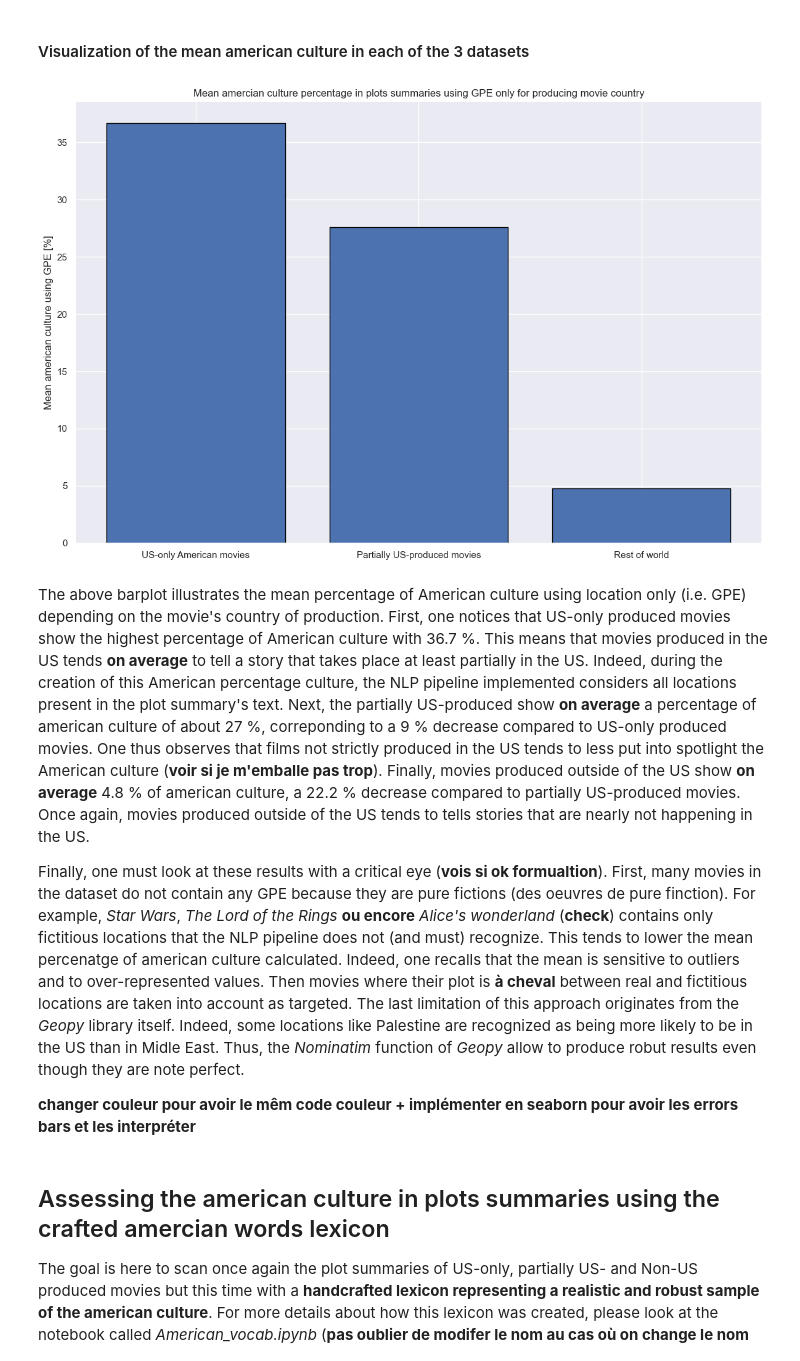
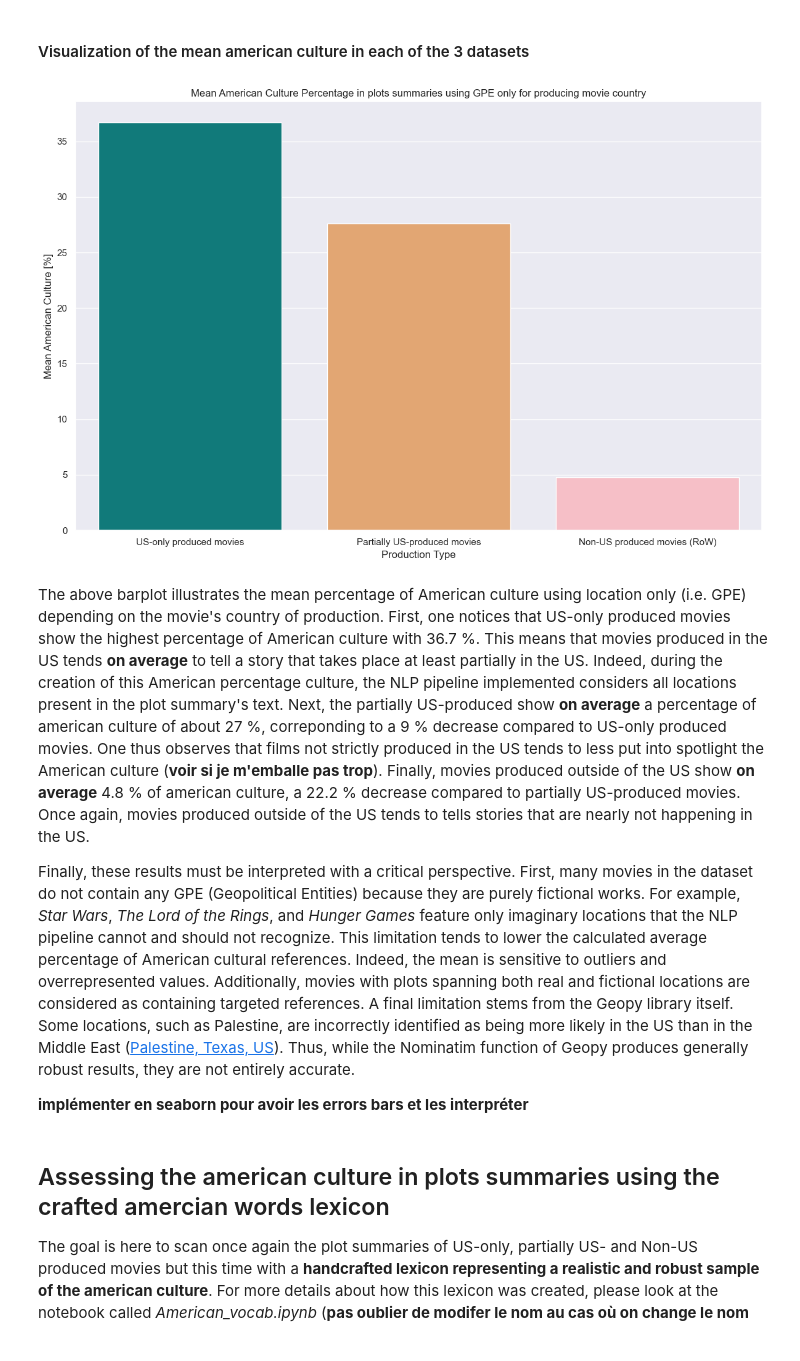
Before and after one commit to epfl-ada/ada-2024-project-adactylous, a Jupyter notebook: NLP_Luca_P3.ipynb, the cells around one changed output. Cells and saved outputs as stored; diff of their text form; code cells hidden in the pictures.

```diff
--- a/NLP_Luca_P3.ipynb
+++ b/NLP_Luca_P3.ipynb
@@ -634,34 +634,47 @@ The percentage of zero values on the Non US-produced GPE dataset is: 91.42 %.
 # %%
 list_df_names = ['US-only produced movies', 'Partially US-produced movies' , 'Non-US produced movies (RoW)']
 list_df_GPE_results = [df_GPE_us_only, df_GPE_partially_us, df_GPE_RoW]
 mean_american_culture_GPE_results = []
 
 for name, df in zip(list_df_names, list_df_GPE_results):
     mean_american_culture_GPE_results.append(df['Percentage_american_culture'].mean()*100)
 
+# plt.figure(figsize=(12,8))
+# plt.bar(list_df_names, mean_american_culture_GPE_results, edgecolor ='black', color = {'darkcyan', 'sandybrown', 'lightpink'})
+# plt.ylabel("Mean american culture using GPE [%]")
+# plt.title("Mean amercian culture percentage in plots summaries using GPE only for producing movie country")
+# plt.tight_layout()
+# # plt.savefig("data/plots_best/mean_american_culture_GPE.png", dpi = 300, bbox_inches = 'tight')
+# plt.show()
+
+# Creation of a pandas dataframe in order to plot with Seaborn
+df_plotting_GPE_results = pd.DataFrame({
+    'Production Type': list_df_names,
+    'Mean American Culture [%]': mean_american_culture_GPE_results
+})
+
+# Plotting
 plt.figure(figsize=(12,8))
-plt.bar(list_df_names, mean_american_culture_GPE_results, edgecolor ='black', color = {'darkcyan', 'sandybrown', 'lightpink'})
-plt.ylabel("Mean american culture using GPE [%]")
-plt.title("Mean amercian culture percentage in plots summaries using GPE only for producing movie country")
+sns.barplot(
+    data= df_plotting_GPE_results,
+    x='Production Type',
+    y='Mean American Culture [%]',
+    palette=['darkcyan', 'sandybrown', 'lightpink'],
+    errorbar= 'sd'
+)
+plt.ylabel("Mean American Culture [%]")
+plt.title("Mean American Culture Percentage in plots summaries using GPE only for producing movie country")
 plt.tight_layout()
 # plt.savefig("data/plots_best/mean_american_culture_GPE.png", dpi = 300, bbox_inches = 'tight')
 plt.show()
-
-plt.figure(figsize=(12,8))
-sns.barplot(list_df_names, mean_american_culture_GPE_results, edgecolor ='black')
-plt.ylabel("Mean american culture using GPE [%]")
-plt.title("Mean amercian culture percentage in plots summaries using GPE only for producing movie country")
-plt.tight_layout()
-# plt.savefig("data/plots_best/mean_american_culture_GPE.png", dpi = 300, bbox_inches = 'tight')
-plt.show()
 # %% [output]
-[figure, old version]
+[figure, new version]
 # %% [markdown]
 The above barplot illustrates the mean percentage of American culture using location only (i.e. GPE) depending on the movie's country of production. First, one notices that US-only produced movies show the highest percentage of American culture with 36.7 %. This means that movies produced in the US tends **on average** to tell a story that takes place at least partially in the US. Indeed, during the creation of this American percentage culture, the NLP pipeline implemented considers all locations present in the plot summary's text. Next, the partially US-produced show  **on average** a percentage of american culture of about 27 %, correponding to a 9 % decrease compared to US-only produced movies. One thus observes that films not strictly produced in the US tends to less put into spotlight the American culture (**voir si je m'emballe pas trop**). Finally, movies produced outside of the US show **on average** 4.8 % of american culture, a 22.2 % decrease compared to partially US-produced movies. Once again, movies produced outside of the US tends to tells stories that are nearly not happening in the US.
 
-Finally, one must look at these results with a critical eye (**vois si ok formualtion**). First, many movies in the dataset do not contain any GPE because they are pure fictions (des oeuvres de pure finction). For example, *Star Wars*, *The Lord of the Rings* **ou encore** *Alice's wonderland* (**check**) contains only fictitious locations that the NLP pipeline does not (and must) recognize. This tends to lower the mean percenatge of american culture calculated. Indeed, one recalls that the mean is sensitive to outliers and to over-represented values. Then movies where their plot is **à cheval** between real and fictitious locations are taken into account as targeted. The last limitation of this approach originates from the *Geopy* library itself. Indeed, some locations like Palestine are recognized as being more likely to be in the US than in Midle East. Thus, the *Nominatim* function of *Geopy* allow to produce robut results even though they are note perfect.
+Finally, these results must be interpreted with a critical perspective. First, many movies in the dataset do not contain any GPE (Geopolitical Entities) because they are purely fictional works. For example, *Star Wars*, *The Lord of the Rings*, and *Hunger Games* feature only imaginary locations that the NLP pipeline cannot and should not recognize. This limitation tends to lower the calculated average percentage of American cultural references. Indeed, the mean is sensitive to outliers and overrepresented values. Additionally, movies with plots spanning both real and fictional locations are considered as containing targeted references. A final limitation stems from the Geopy library itself. Some locations, such as Palestine, are incorrectly identified as being more likely in the US than in the Middle East ([Palestine, Texas, US](https://en.wikipedia.org/wiki/Palestine,_Texas)). Thus, while the Nominatim function of Geopy produces generally robust results, they are not entirely accurate.
 
-**changer couleur pour avoir le mêm code couleur + implémenter en seaborn pour avoir les errors bars et les interpréter**
+**implémenter en seaborn pour avoir les errors bars et les interpréter**
 # %% [markdown]
 ## Assessing the american culture in plots summaries using the crafted amercian words lexicon
 The goal is here to scan once again the plot summaries of US-only, partially US- and Non-US produced movies but this time with a **handcrafted lexicon representing a realistic and robust sample of the american culture**. For more details about how this lexicon was created, please look at the notebook called *American_vocab.ipynb* (**pas oublier de modifer le nom au cas où on change le nom du notebook**).
```
Also changed, not shown: parts of 9 cells of this notebook, 1 other file.
